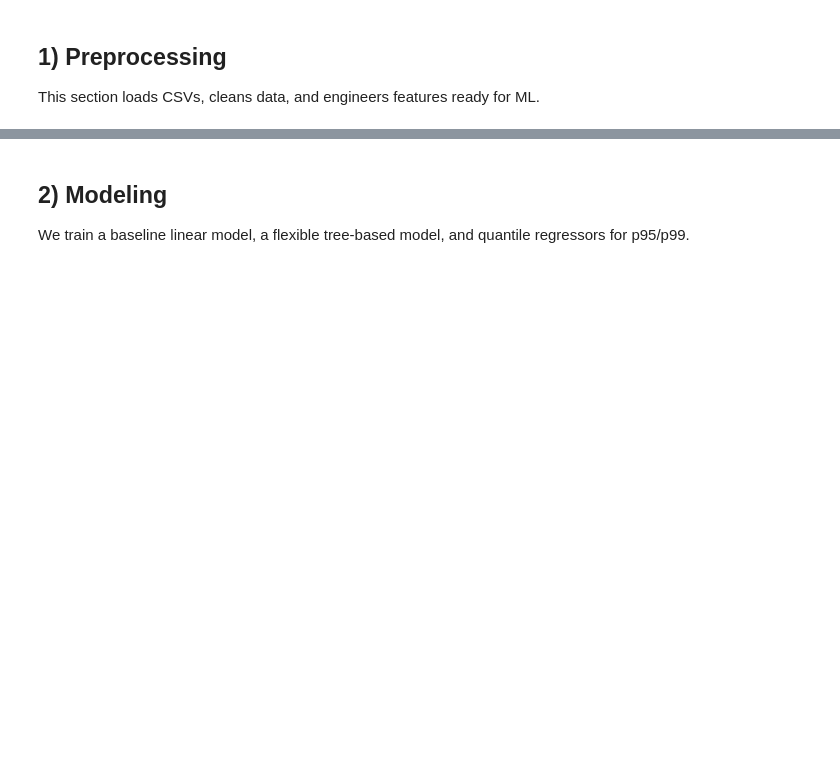
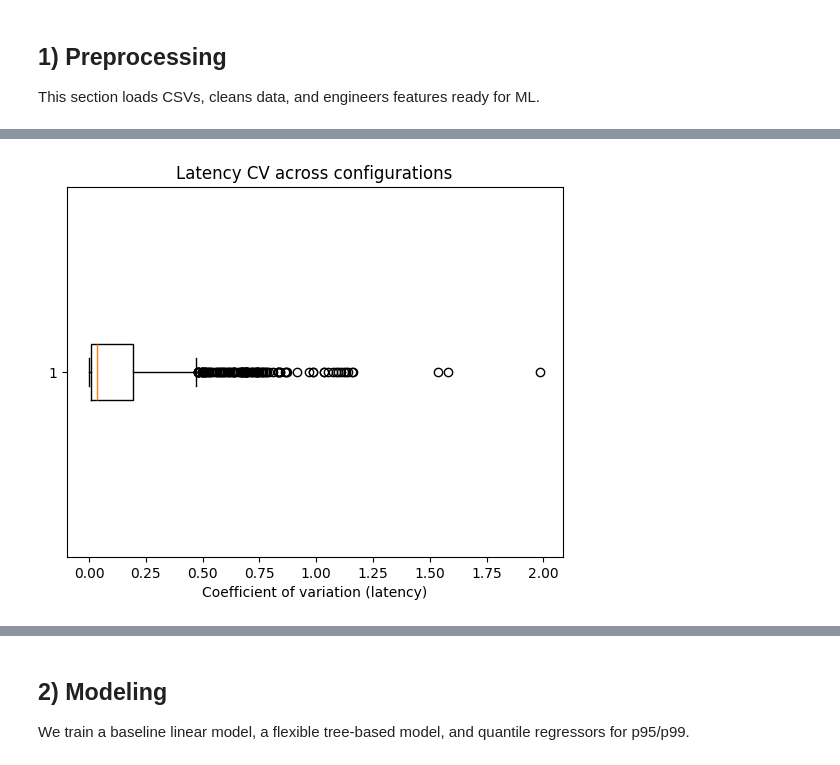
Before and after one commit to newspeedtech/381V-PQC-Perf-Modeling, a Jupyter notebook: pqc_project3_full_starter.ipynb, the cells around one changed output, grey strips where cells are left out. Cells and saved outputs as stored; diff of their text form; code cells hidden in the pictures; blank space fills up the shorter version.

```diff
--- a/pqc_project3_full_starter.ipynb
+++ b/pqc_project3_full_starter.ipynb
@@ -595,0 +642,40 @@ Candidate features: ['algorithm', 'operation', 'message_bytes', 'concurrency', '
+# %%
+# Make sure latency/log_latency are numeric
+df_all["latency_ms"] = pd.to_numeric(df_all["latency_ms"], errors="coerce")
+if "log_latency" in df_all.columns:
+    df_all["log_latency"] = pd.to_numeric(df_all["log_latency"], errors="coerce")
+
+group_cols = [
+    "algorithm",
+    "operation",
+    "machine_id",
+    "message_bytes",
+    "os_name",
+]
+
+per_config = (
+    df_all
+    .groupby(group_cols)
+    .agg(
+        n_samples      = ("latency_ms", "size"),
+        lat_mean_ms    = ("latency_ms", "mean"),
+        lat_std_ms     = ("latency_ms", "std"),
+        log_lat_mean   = ("log_latency", "mean"),
+        log_lat_std    = ("log_latency", "std"),
+    )
+    .reset_index()
+)
+
+# Avoid divide-by-zero issues
+per_config["lat_cv"] = per_config["lat_std_ms"] / per_config["lat_mean_ms"]
+
+# Optional: same idea on log scale
+per_config["log_lat_cv"] = per_config["log_lat_std"] / per_config["log_lat_mean"]
+
+# Only configs with at least 2 samples (std needs >=2)
+per_config_valid = per_config[per_config["n_samples"] >= 2].copy()
+
+# Sort by CV descending to see the noisiest configs
+per_config_valid.sort_values("lat_cv", ascending=False).head(20)
+
+per_config_valid["lat_cv"].describe()
@@ -595,0 +723,7 @@ Candidate features: ['algorithm', 'operation', 'message_bytes', 'concurrency', '
+# %%
+plt.boxplot(per_config_valid["lat_cv"], vert=False)
+plt.xlabel("Coefficient of variation (latency)")
+plt.title("Latency CV across configurations")
+plt.show()
+# %% [output]
+[figure, added]
```
Also changed, not shown: parts of 19 cells of this notebook, 29 other files.
